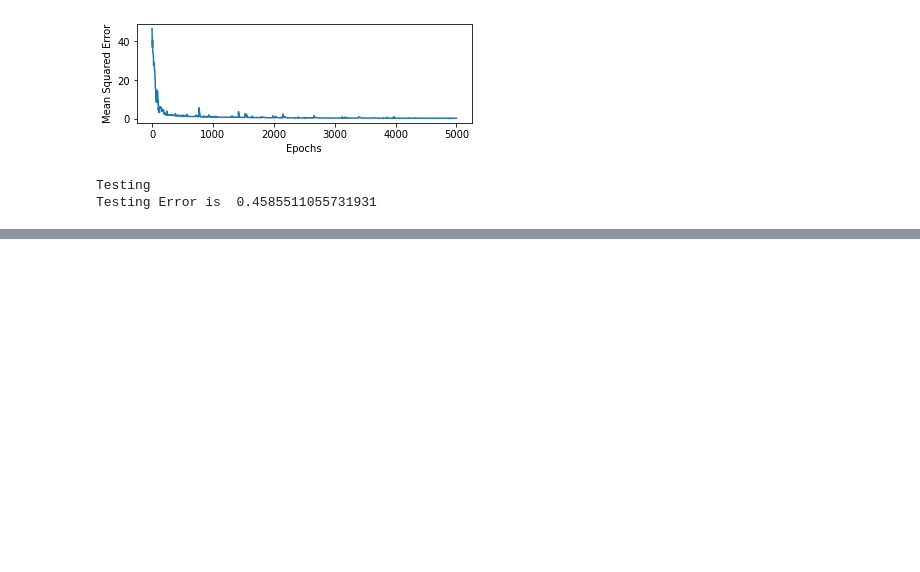
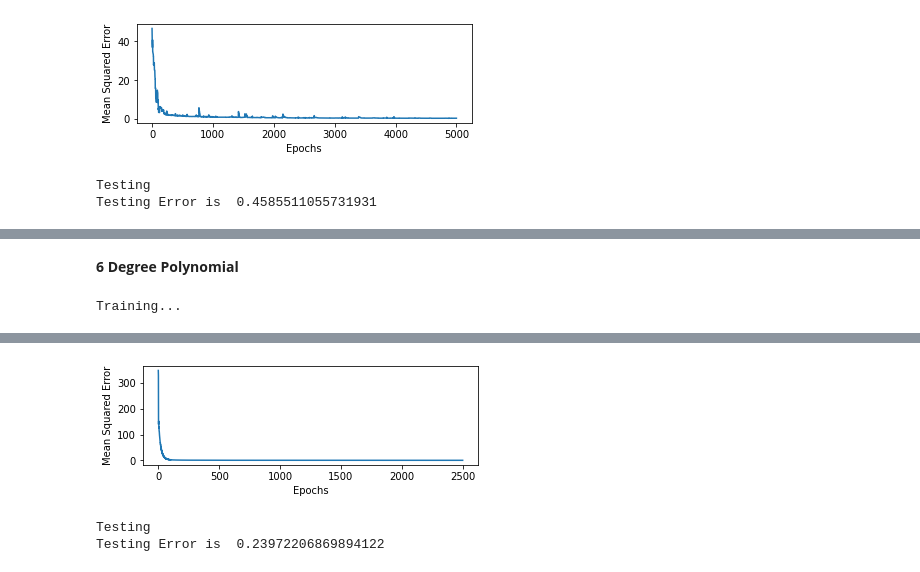
Before and after one commit to vineet891/FODS-Assignment, a Jupyter notebook: Assignment1/FODS_A1_a.ipynb, the cells around one changed output, grey strips where cells are left out. Saved outputs shown, nothing was run; the diff lists cells and outputs as text; code cells hidden in the pictures; blank space fills up the shorter version.

```diff
--- a/Assignment1/FODS_A1_a.ipynb
+++ b/Assignment1/FODS_A1_a.ipynb
@@ -508,0 +681,10 @@ file.close()
+# %% [markdown]
+**6 Degree Polynomial**
+# %%
+GD6 = PolynomialRegression(6)
+x_train_trans_6 = GD6.transform(train_X)
+x_test_trans_6 = GD6.transform(test_X)
+GD6.fit(x_train_trans_6, train_y,epochs = 2500, learning='GD', learning_rate=0.00002)
+GD6.evaluate(x_test_trans_6,test_y)
+# %% [output]
+Training...
@@ -508,0 +708,3 @@ file.close()
+[figure, added]
+Testing
+Testing Error is  0.23972206869894122
```
Also changed, not shown: parts of 33 cells of this notebook.
